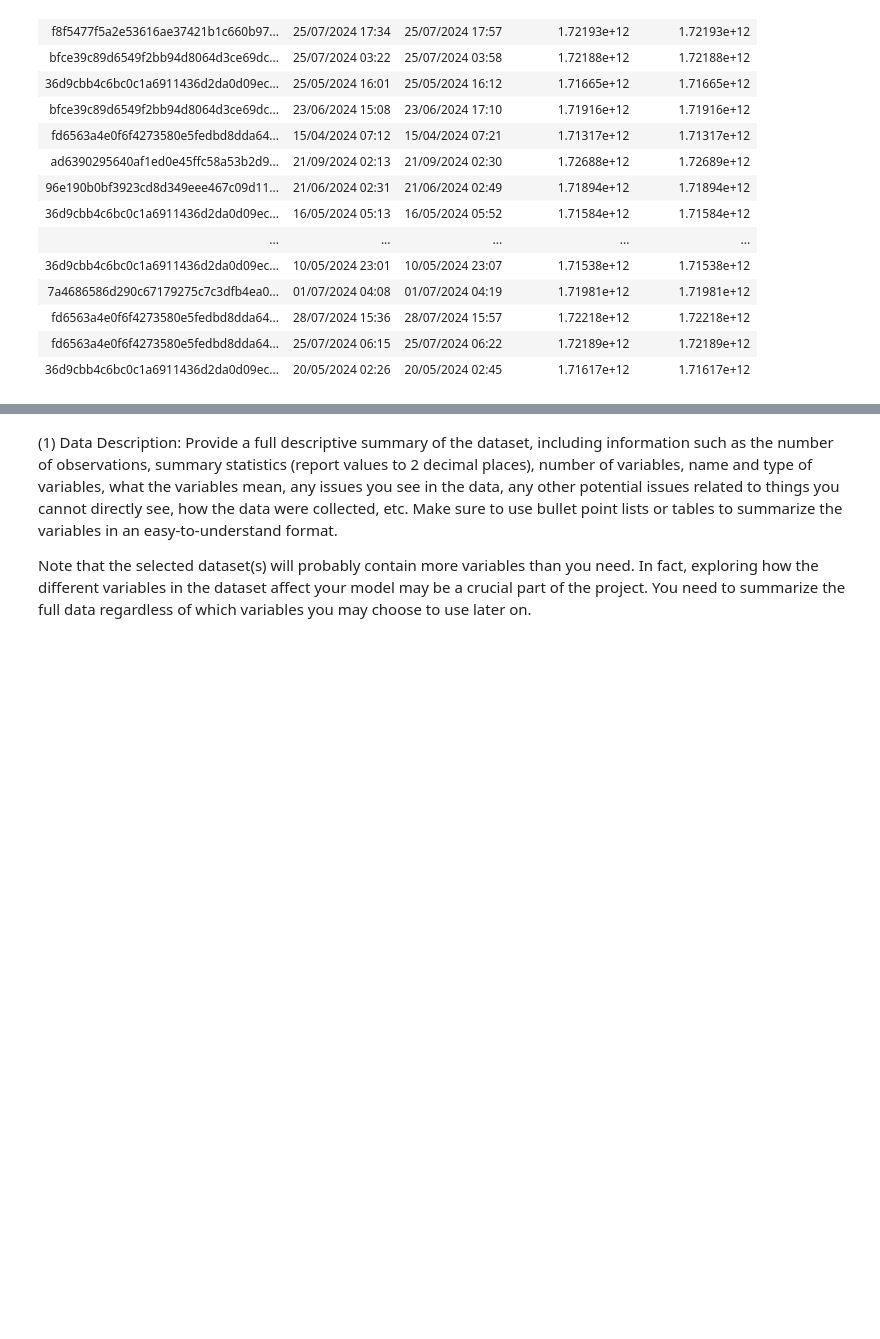
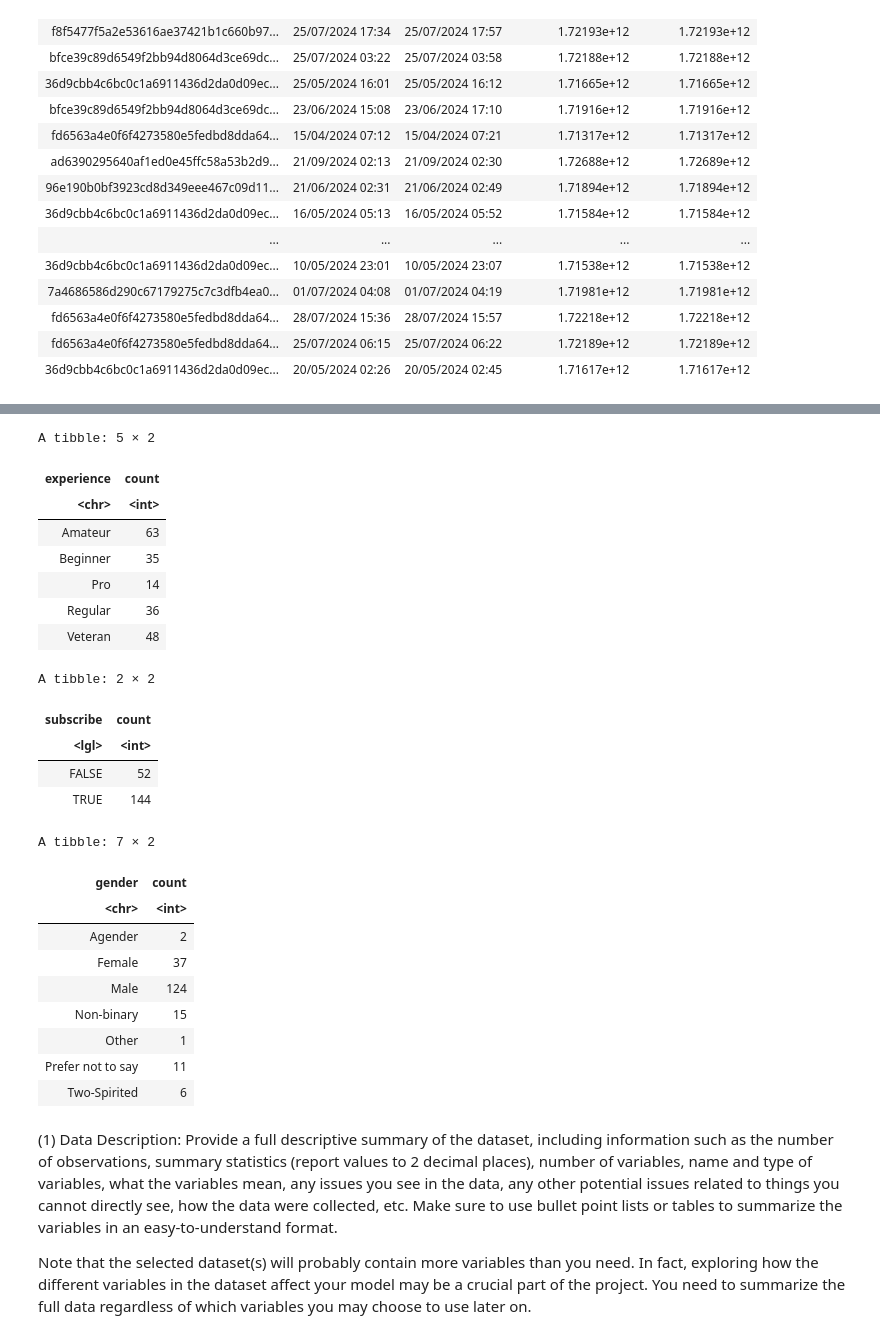
Before and after one commit to ty-ando/dsci100-project, a Jupyter notebook: PersonalProject.ipynb, the cells around one changed output, grey strips where cells are left out. Drawn from its saved outputs; the diff is of its cells as text; code cells hidden in the pictures; blank space fills up the shorter version.

```diff
--- a/PersonalProject.ipynb
+++ b/PersonalProject.ipynb
@@ -88,3 +126,40 @@ A spec_tbl_df: 1535 × 5
+# %%
+find_median_exp <- players_data |>
+                group_by(experience) |>
+                summarize(count = n())
+find_median_exp
+find_median_sub <- players_data |>
+                group_by(subscribe) |>
+                summarize(count = n())
+find_median_sub
+find_median_gen <- players_data |>
+                group_by(gender) |>
+                summarize(count = n())
+find_median_gen
+# %% [output]
+A tibble: 5 × 2
+| experience | count |
+| <chr> | <int> |
+| Amateur | 63 |
+| Beginner | 35 |
+| Pro | 14 |
+| Regular | 36 |
+| Veteran | 48 |
+A tibble: 2 × 2
+| subscribe | count |
+| <lgl> | <int> |
+| FALSE | 52 |
+| TRUE | 144 |
+A tibble: 7 × 2
+| gender | count |
+| <chr> | <int> |
+| Agender | 2 |
+| Female | 37 |
+| Male | 124 |
+| Non-binary | 15 |
+| Other | 1 |
+| Prefer not to say | 11 |
+| Two-Spirited | 6 |
 # %% [markdown]
 (1) Data Description:
 Provide a full descriptive summary of the dataset, including information such as the number of observations, summary statistics (report values to 2 decimal places), number of variables, name and type of variables, what the variables mean, any issues you see in the data, any other potential issues related to things you cannot directly see, how the data were collected, etc. Make sure to use bullet point lists or tables to summarize the variables in an easy-to-understand format.
```
Also changed, not shown: parts of 3 cells of this notebook.
